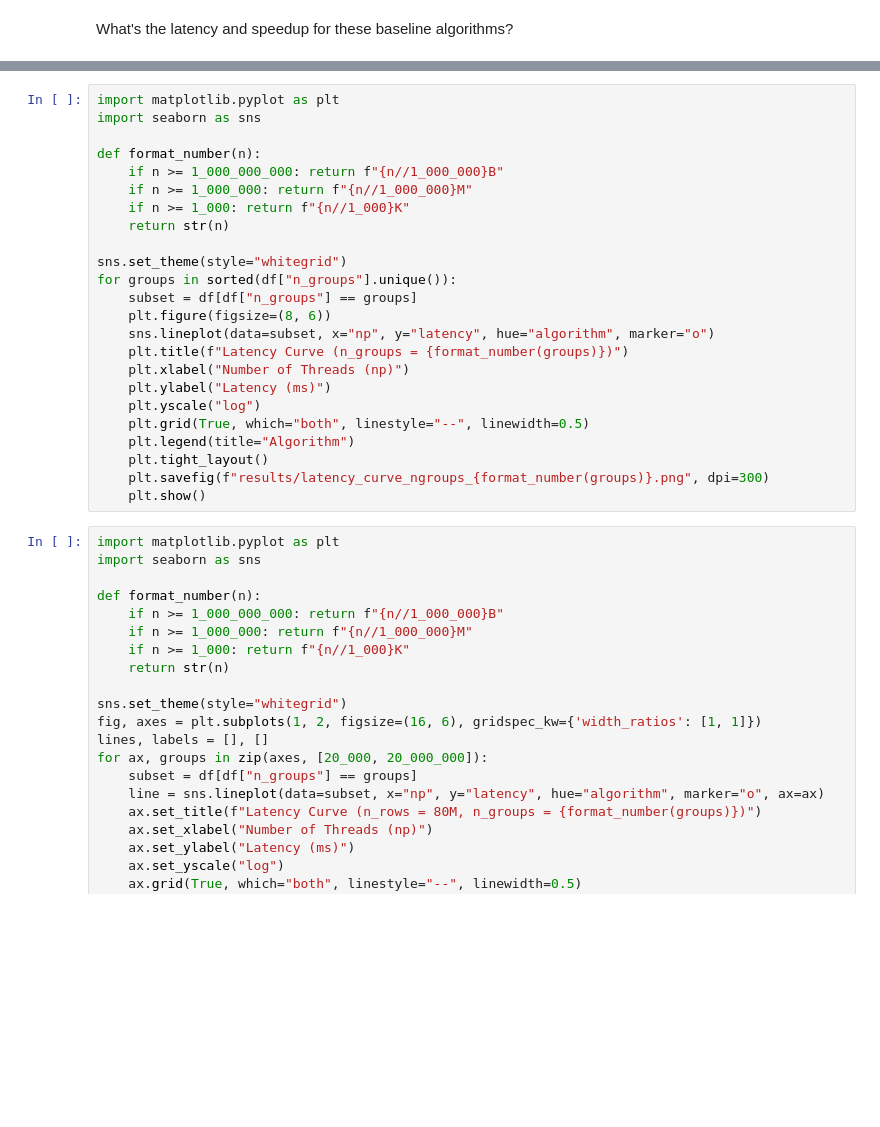
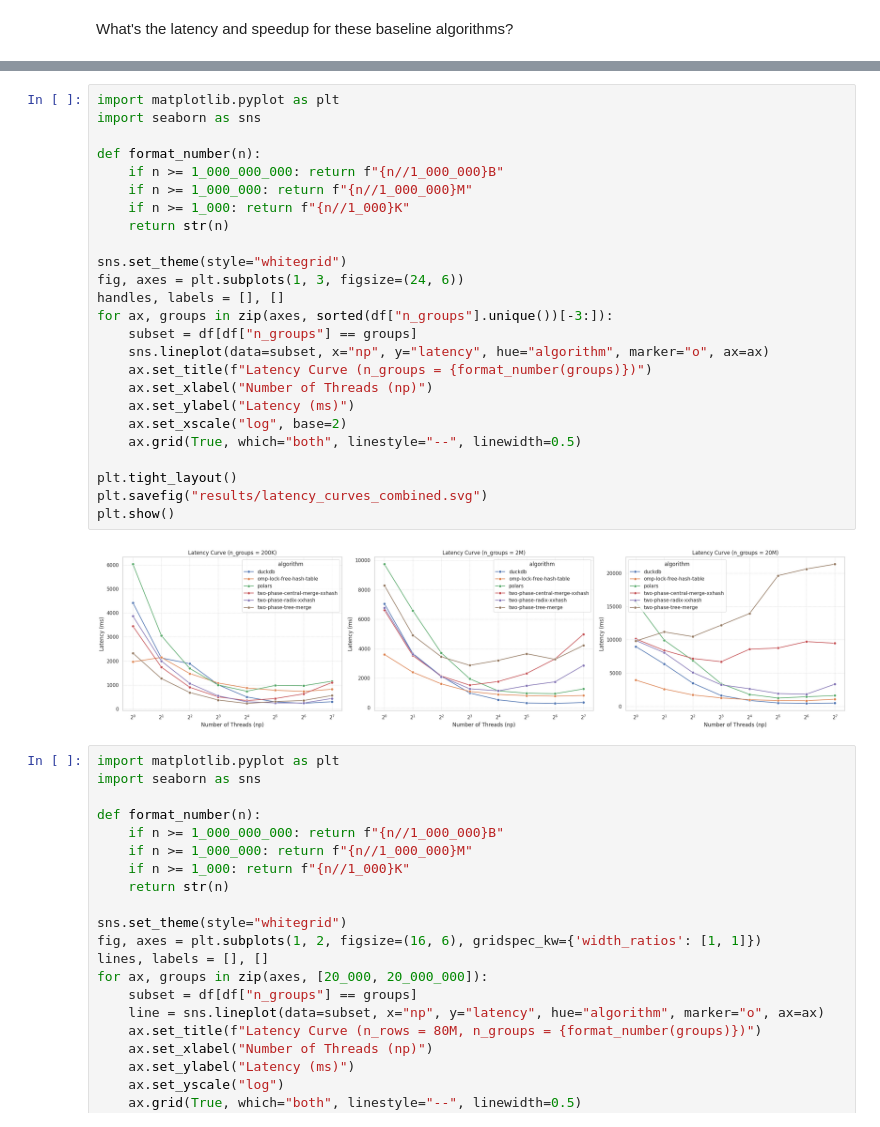
Before and after one commit to haok1402/parallel-groupby, a Jupyter notebook: analyze.ipynb, the cells around one changed output, grey strips where cells are left out. Saved outputs shown, nothing was run; the diff lists cells and outputs as text; blank space fills up the shorter version.

```diff
--- a/analyze.ipynb
+++ b/analyze.ipynb
@@ -89,27 +89,30 @@ display(df.sample(5))
 # %%
 import matplotlib.pyplot as plt
 import seaborn as sns
 
 def format_number(n):
     if n >= 1_000_000_000: return f"{n//1_000_000}B"
     if n >= 1_000_000: return f"{n//1_000_000}M"
     if n >= 1_000: return f"{n//1_000}K"
     return str(n)
 
 sns.set_theme(style="whitegrid")
-for groups in sorted(df["n_groups"].unique()):
+fig, axes = plt.subplots(1, 3, figsize=(24, 6))
+handles, labels = [], []
+for ax, groups in zip(axes, sorted(df["n_groups"].unique())[-3:]):
     subset = df[df["n_groups"] == groups]
-    plt.figure(figsize=(8, 6))
-    sns.lineplot(data=subset, x="np", y="latency", hue="algorithm", marker="o")
-    plt.title(f"Latency Curve (n_groups = {format_number(groups)})")
-    plt.xlabel("Number of Threads (np)")
-    plt.ylabel("Latency (ms)")
-    plt.yscale("log")
-    plt.grid(True, which="both", linestyle="--", linewidth=0.5)
-    plt.legend(title="Algorithm")
-    plt.tight_layout()
-    plt.savefig(f"results/latency_curve_ngroups_{format_number(groups)}.png", dpi=300)
-    plt.show()
+    sns.lineplot(data=subset, x="np", y="latency", hue="algorithm", marker="o", ax=ax)
+    ax.set_title(f"Latency Curve (n_groups = {format_number(groups)})")
+    ax.set_xlabel("Number of Threads (np)")
+    ax.set_ylabel("Latency (ms)")
+    ax.set_xscale("log", base=2)
+    ax.grid(True, which="both", linestyle="--", linewidth=0.5)
+
+plt.tight_layout()
+plt.savefig("results/latency_curves_combined.svg")
+plt.show()
+# %% [output]
+[figure, added]
 # %%
 import matplotlib.pyplot as plt
 import seaborn as sns
```
Also changed, not shown: parts of 1 cell of this notebook, 1 other file.
